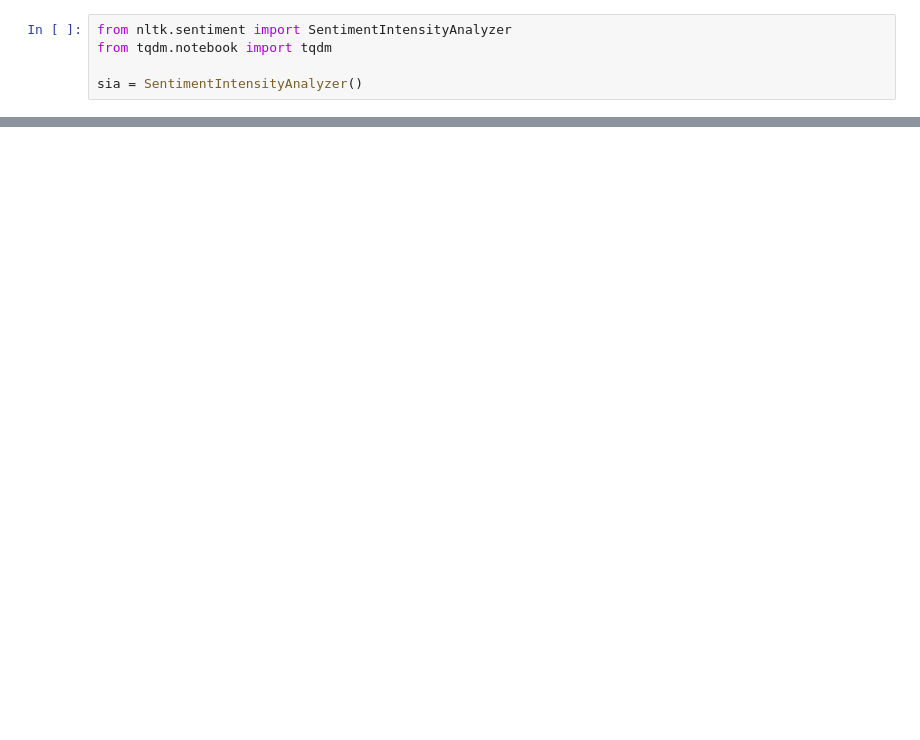
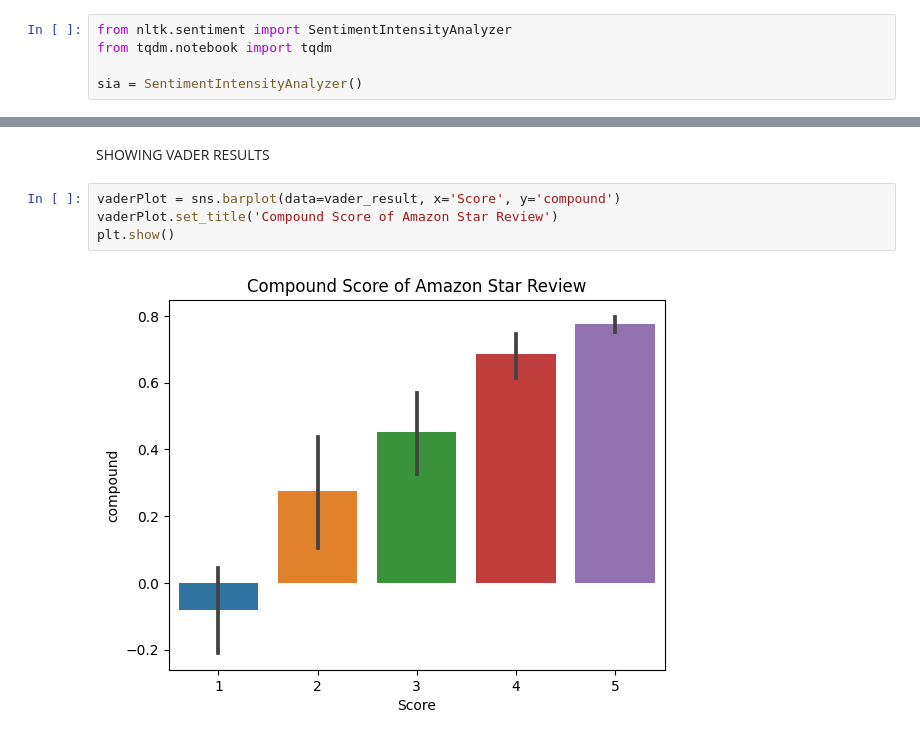
Before and after one commit to Alum-G/sentiment_analysis, a Jupyter notebook: sentiment.ipynb, the cells around one changed output, grey strips where cells are left out. Drawn from its saved outputs; the diff is of its cells as text; blank space fills up the shorter version.

```diff
--- a/sentiment.ipynb
+++ b/sentiment.ipynb
@@ -159 +122,9 @@ sns.barplot(data = vader_results, x = "Score", y = 'compound')
+# %% [markdown]
+SHOWING VADER RESULTS
+# %%
+vaderPlot = sns.barplot(data=vader_result, x='Score', y='compound')
+vaderPlot.set_title('Compound Score of Amazon Star Review')
+plt.show()
+# %% [output]
+[figure, added]
 # %%
```
Also changed, not shown: parts of 41 cells of this notebook, 1 other file.
